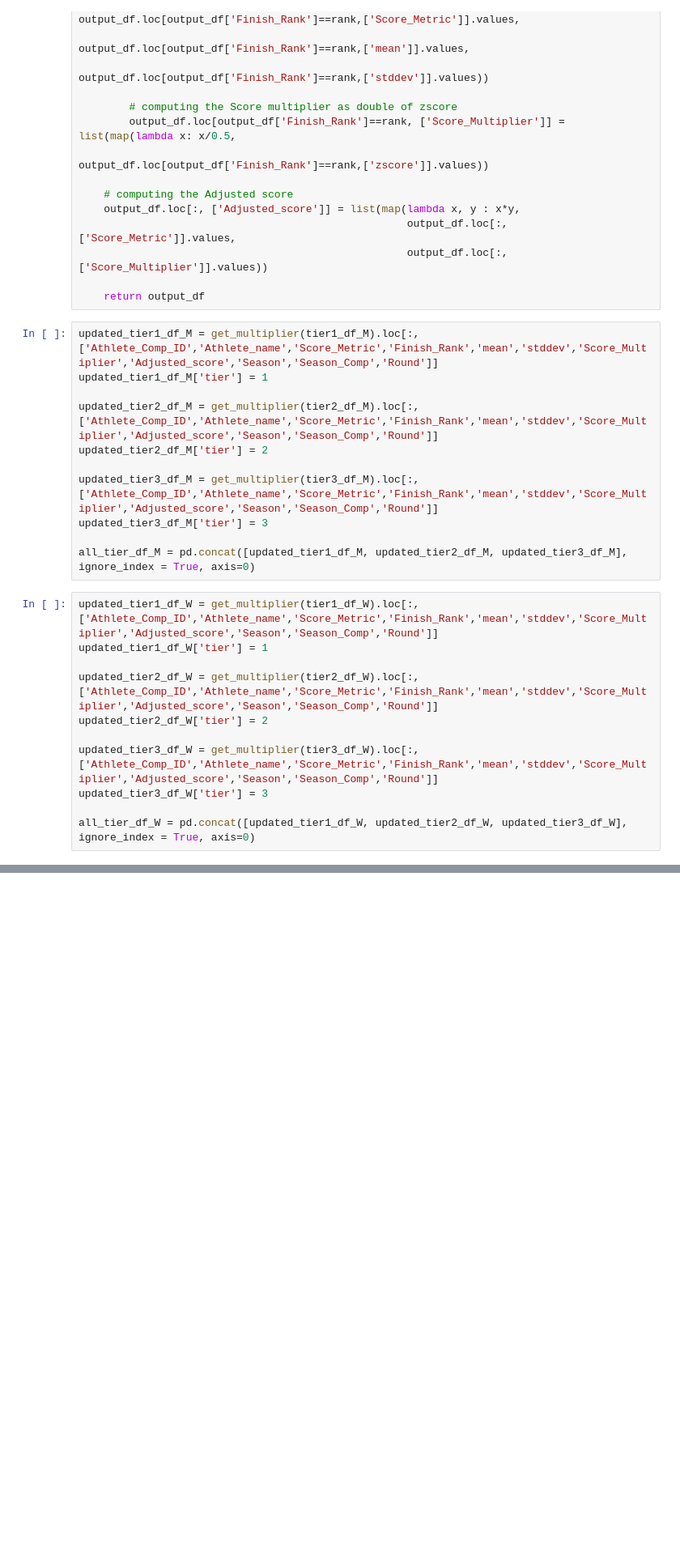
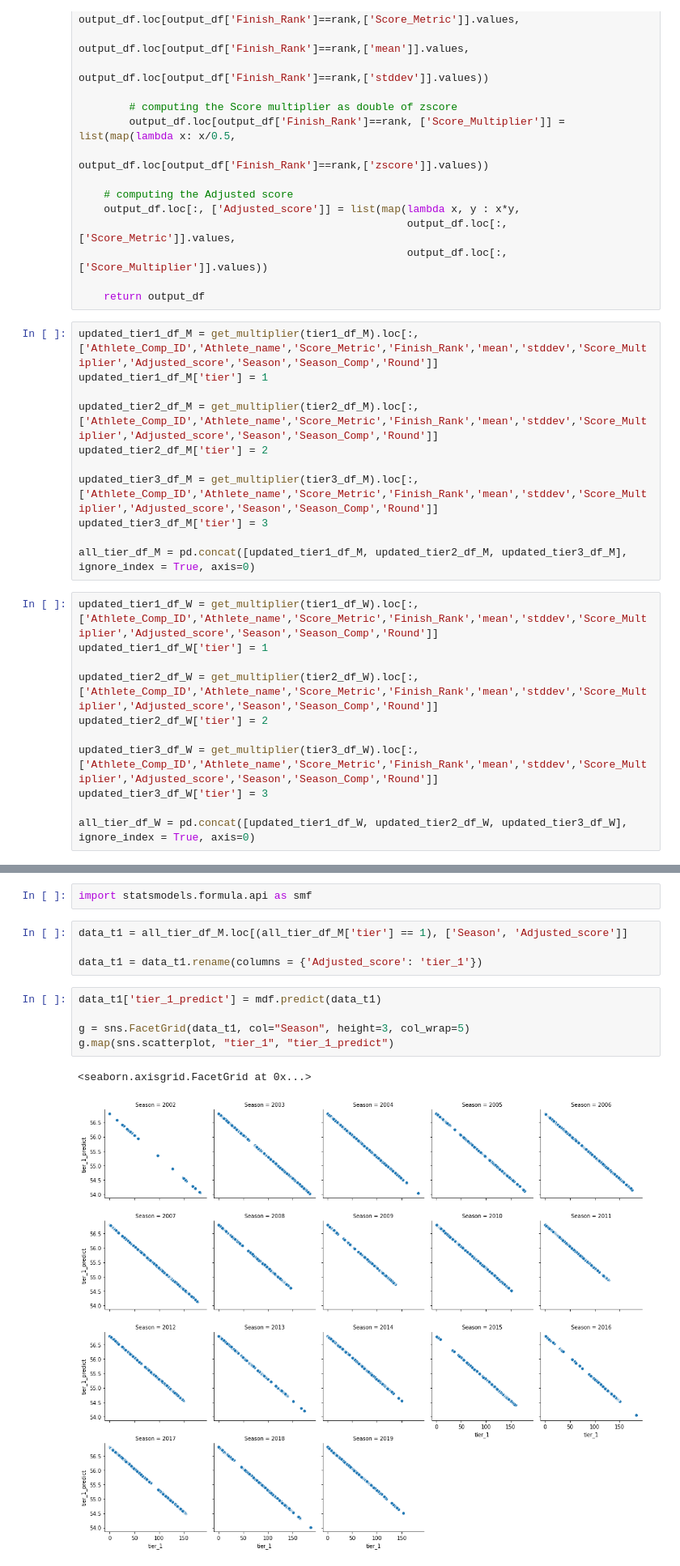
Before and after one commit to saurav193/Athlete_Rating, a Jupyter notebook: notebooks/modelling_python.ipynb, the cells around one changed output, grey strips where cells are left out. Shown: that part at 81% size. Cells and saved outputs as stored; diff of their text form; blank space fills up the shorter version.

```diff
--- a/notebooks/modelling.ipynb
+++ b/notebooks/modelling_python.ipynb
@@ -326 +375,15 @@ plt.show()
+# %%
+import statsmodels.formula.api as smf
+# %%
+data_t1 = all_tier_df_M.loc[(all_tier_df_M['tier'] == 1), ['Season', 'Adjusted_score']]
+
+data_t1 = data_t1.rename(columns = {'Adjusted_score': 'tier_1'})
+# %%
+data_t1['tier_1_predict'] = mdf.predict(data_t1)
+
+g = sns.FacetGrid(data_t1, col="Season", height=3, col_wrap=5)
+g.map(sns.scatterplot, "tier_1", "tier_1_predict")
+# %% [output]
+<seaborn.axisgrid.FacetGrid at 0x...>
+[figure, added]
 # %%
```
Also changed, not shown: parts of 13 cells of this notebook, 11 other files.
